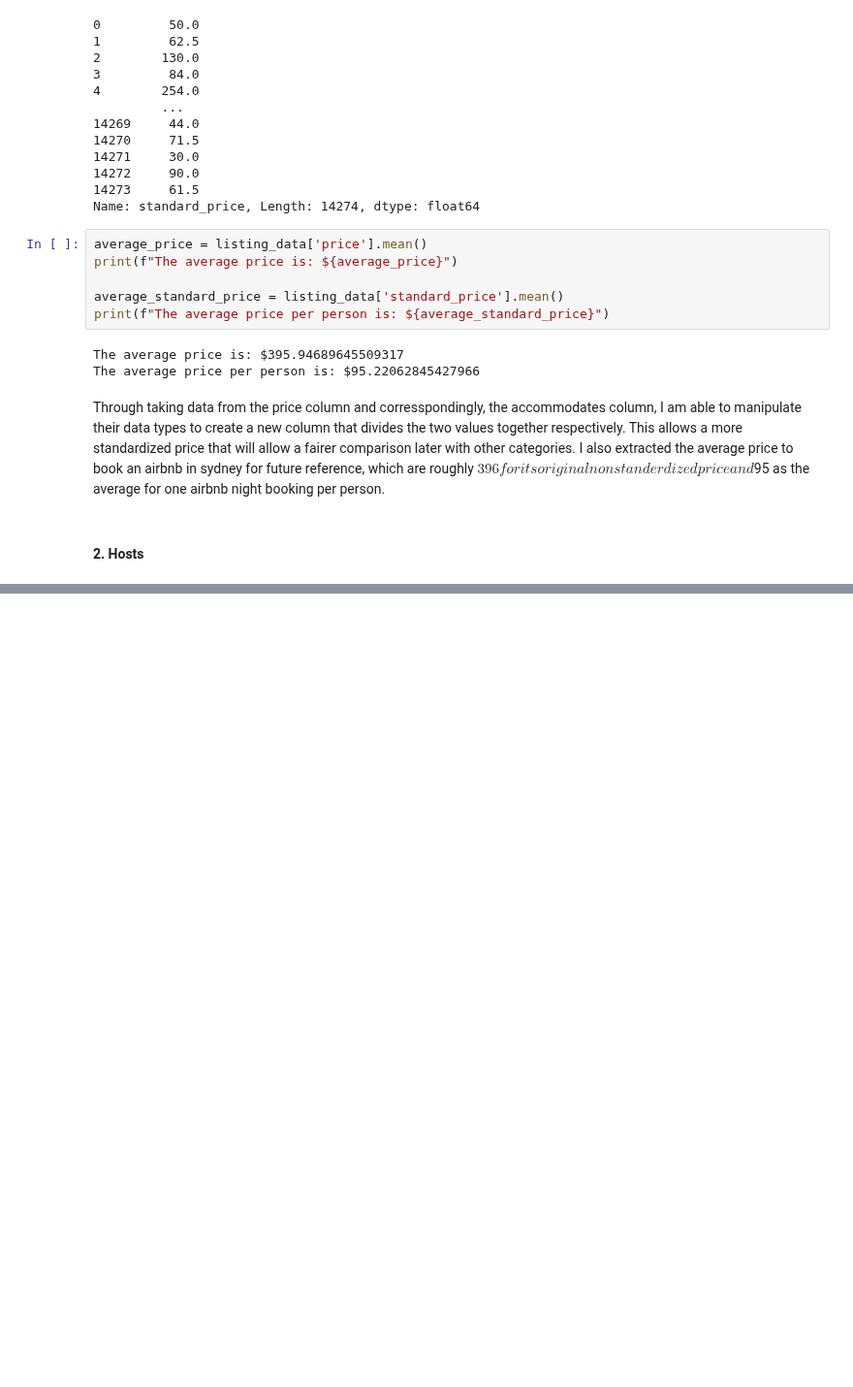
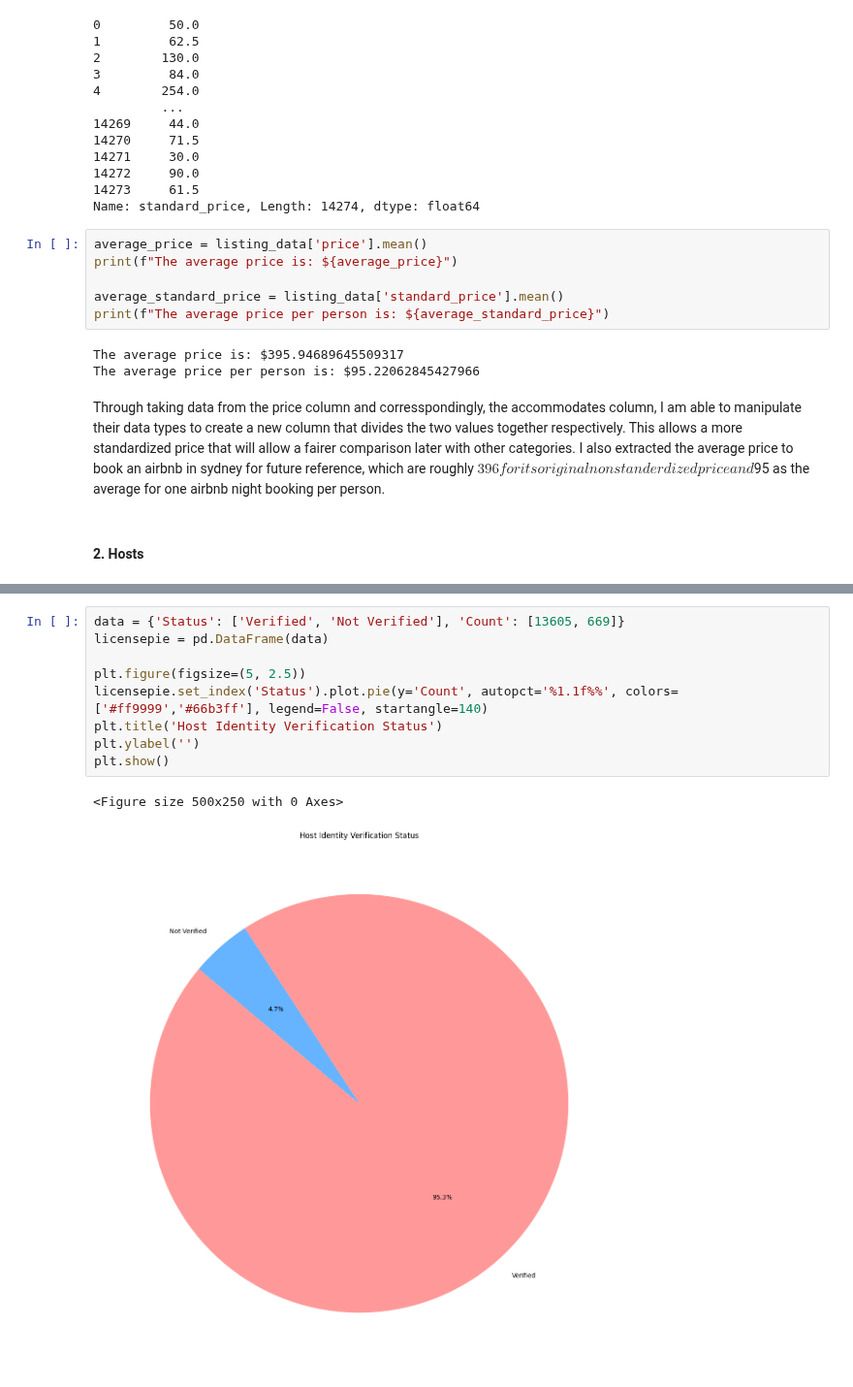
Before and after one commit to karenstevani/data_project, a Jupyter notebook: finaldataproject.ipynb, the cells around one changed output, grey strips where cells are left out. Shown at 97% size. Cells and saved outputs as stored; diff of their text form; blank space fills up the shorter version.

```diff
--- a/finaldataproject.ipynb
+++ b/finaldataproject.ipynb
@@ -178,0 +186,12 @@ Hosts are the landlords of airbnbs.
+# %%
+data = {'Status': ['Verified', 'Not Verified'], 'Count': [13605, 669]}
+licensepie = pd.DataFrame(data)
+
+plt.figure(figsize=(5, 2.5))
+licensepie.set_index('Status').plot.pie(y='Count', autopct='%1.1f%%', colors=['#ff9999','#66b3ff'], legend=False, startangle=140)
+plt.title('Host Identity Verification Status')
+plt.ylabel('')
+plt.show()
+# %% [output]
+<Figure size 500x250 with 0 Axes>
+[figure, added]
```
Also changed, not shown: parts of 3 cells of this notebook.
